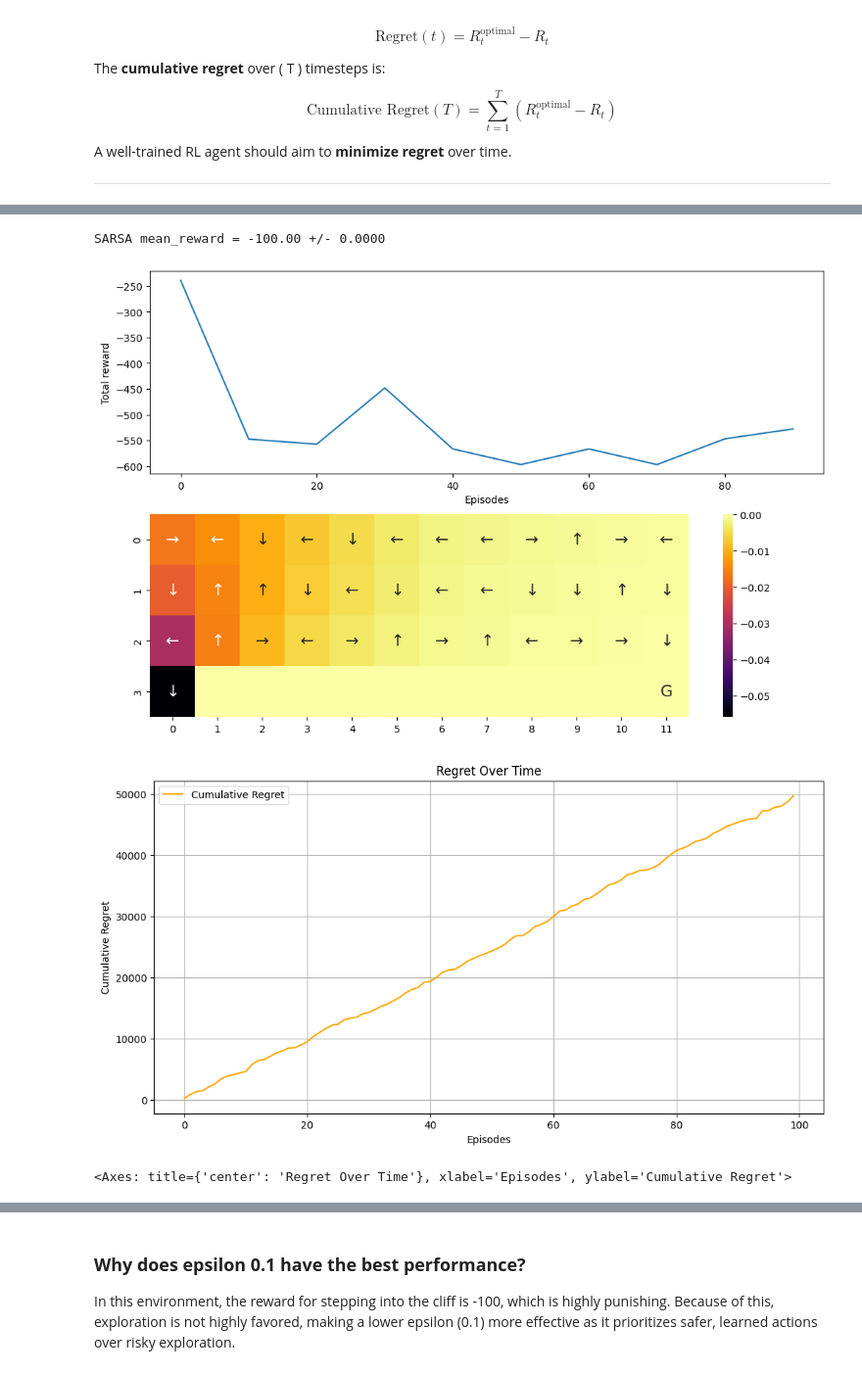
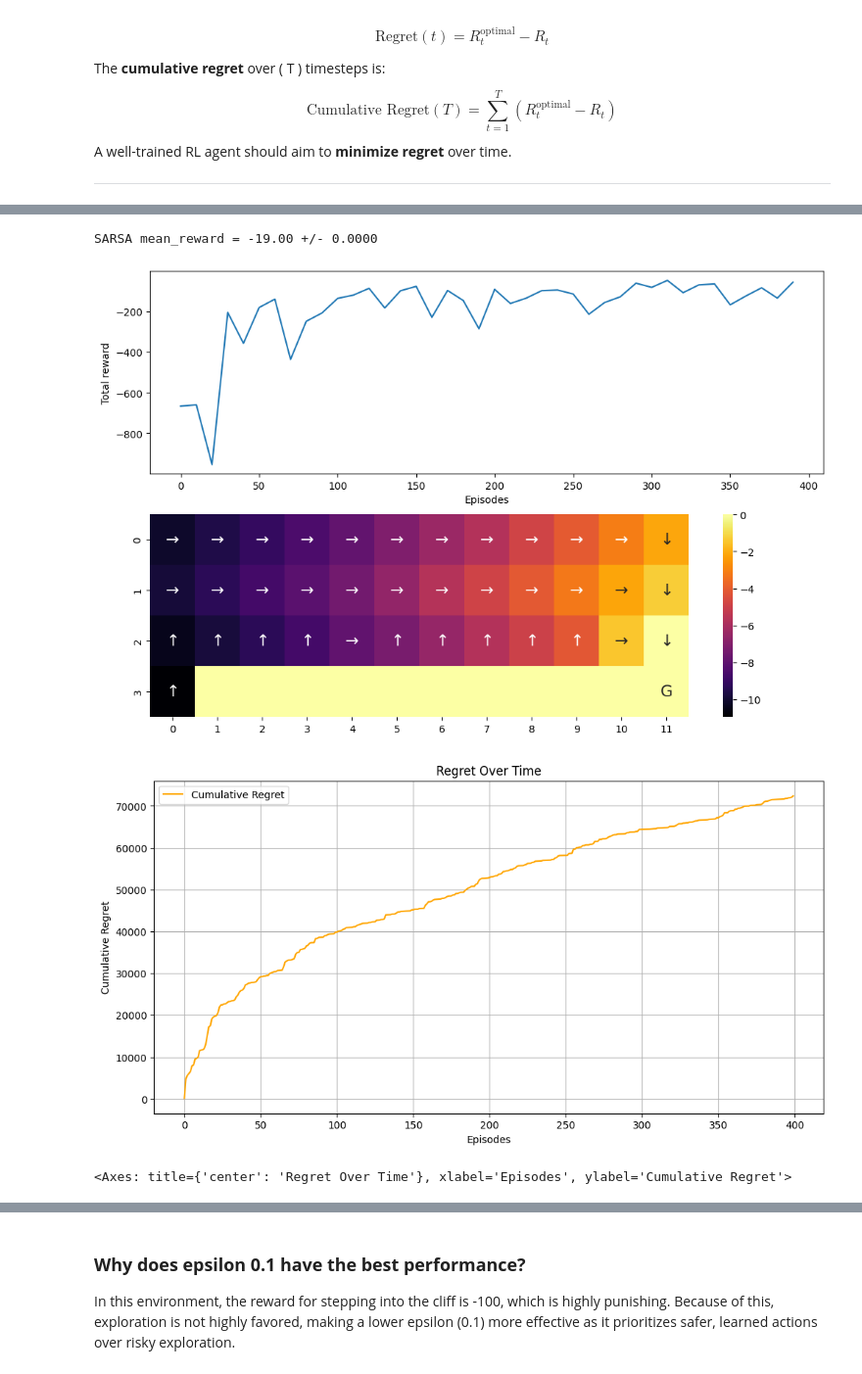
Before and after one commit to mj-amin-ece/RL, a Jupyter notebook: Home Works/HW2/HW2_P1_SARSA_and_QLearning.ipynb, the cells around one changed output, grey strips where cells are left out. Shown at 98% size. Drawn from its saved outputs; the diff is of its cells as text; code cells hidden in the pictures.

```diff
--- a/Home Works/HW2/HW2_P1_SARSA_and_QLearning.ipynb
+++ b/Home Works/HW2/HW2_P1_SARSA_and_QLearning.ipynb
@@ -235,16 +239,17 @@ def evaluate_policy(env, Q, num_episodes=1, max_steps=100):
     for episode in range(num_episodes):
         state, _ = env.reset()
         total_reward = 0.0
+        done = False
 
         for step in range(max_steps):
 
 
           action = epsilon_greedy(state, Q)
-          next_state, reward, done,_, info = env.step(action)
+          next_state, reward, done,truncated, info = env.step(action)
 
           total_reward += reward
 
-          if done:
+          if done or truncated:
               break
 
           state = next_state
@@ -275,6 +280,8 @@ class learnEnvironment:
       for episode in range(self.episodes):
         t = 0
         Return = 0
+        n_step_state = deque([],n)
+        n_step_action = deque([],n)
         n_step_reward = deque([],n)
         state, _ = env.reset()
         done = False
@@ -290,10 +297,13 @@ class learnEnvironment:
             break
 
           n_step_reward.append(reward)
+          n_step_action.append(action)
+          n_step_state.append(state)
+
           T =  t - self.n + 1
           if T >= 0:
 
-              self.Q_table = learning_rule(n_step_reward,self.Q_table,state,action,next_state,self.discount,self.n,self.alpha)
+              self.Q_table = learning_rule(n_step_reward,self.Q_table,n_step_state[0],n_step_action[0],next_state,self.discount,self.n,self.alpha)
           t+=1
           state = next_state
 
@@ -308,26 +318,11 @@ def calculate_n_step_Return(n_step_reward,discount = 0.95):
   return G
 
 def sarsa(n_step_reward,Q,state,action,next_state,discount,n,alpha, epsilon=0.1):
-    """SARSA: updates the value function and returns it.
 
-    Args:
-      state (int): the current state identifier
-      action (int): the action taken
-      reward (float): the reward received
-      next_state (int): the transitioned to state identifier
-      next_action (int): the next action we're going to take
-      Q (ndarray): current value function of shape (n_states, n_actions)
-      params (dict): a dictionary containing the default parameters
+    next_action = epsilon_greedy(state = next_state, Q = Q, epsilon = epsilon)
+    TD_error = calculate_n_step_Return(n_step_reward,discount) + (discount ** n) * Q[next_state][next_action] -  Q[state][action]
 
-    Returns:
-      Q (ndarray): the updated value function of shape (n_states, n_actions)
-    """
-    # TODO: Compute the TD error
-    TD_error = calculate_n_step_Return(n_step_reward,discount) -  Q[state][action]
-
-    # TODO: Update the Q-value for the state-action pair
     Q[state][action] += alpha*  TD_error
-    # TODO: Return updated Q-values
 
     return Q
 # %%
@@ -440,48 +436,48 @@ SARSA mean_reward = -100.00 +/- 0.0000
 <Axes: title={'center': 'Regret Over Time'}, xlabel='Episodes', ylabel='Cumulative Regret'>
 # %%
 # @title epsilon = 0.5
-optimal_reward =  -50# Best case scenario
+optimal_reward =  -13# Best case scenario
 
 # TODO: Set number of episodes/trials
-n_episodes = 100
+n_episodes = 400
 n = 1
 discount = 0.95
-alpha = 1e-4
-max_step = 100
+alpha = 0.1
+max_step = 1000
 # Initialize environment
 env = gym.make('CliffWalking-v0')
 
 learning_algorithm = learnEnvironment(env,n_episodes,n,alpha,max_step,epsilon=0.5)
 
 
 
 # Solve Cliff Walking using SARSA
 results = learning_algorithm.learn(env, sarsa, epsilon_greedy)
 value_sarsa, reward_sums_sarsa = results
 
 # Initialize lists to track regret
 regret_sums_sarsa = []
 
 # Compute regret for each episode
 regret_sums_sarsa = [optimal_reward - r for r in reward_sums_sarsa]
 
 # Evaluate Q-learning
 mean_reward, std_reward = evaluate_policy(env, value_sarsa)
 print(f"\nSARSA mean_reward = {mean_reward:.2f} +/- {std_reward:.4f}\n")
 
 plot_performance(env, value_sarsa, reward_sums_sarsa)
 
 # Plot regret
 plot_regret(regret_sums_sarsa, show=True)
 
 
 # Turn on render mode
 # env = gym.make('CliffWalking-v0', render_mode='rgb_array')
 # create_policy_eval_video(env, greedy_policy, 'SARSA', value_sarsa)
 # %% [output]
-SARSA mean_reward = -100.00 +/- 0.0000
+SARSA mean_reward = -19.00 +/- 0.0000
-[figure, old version]
+[figure, new version]
-[figure, old version]
+[figure, new version]
 <Axes: title={'center': 'Regret Over Time'}, xlabel='Episodes', ylabel='Cumulative Regret'>
 # %%
 # @title epsilon = 0.9
```
Also changed, not shown: parts of 14 cells of this notebook.
